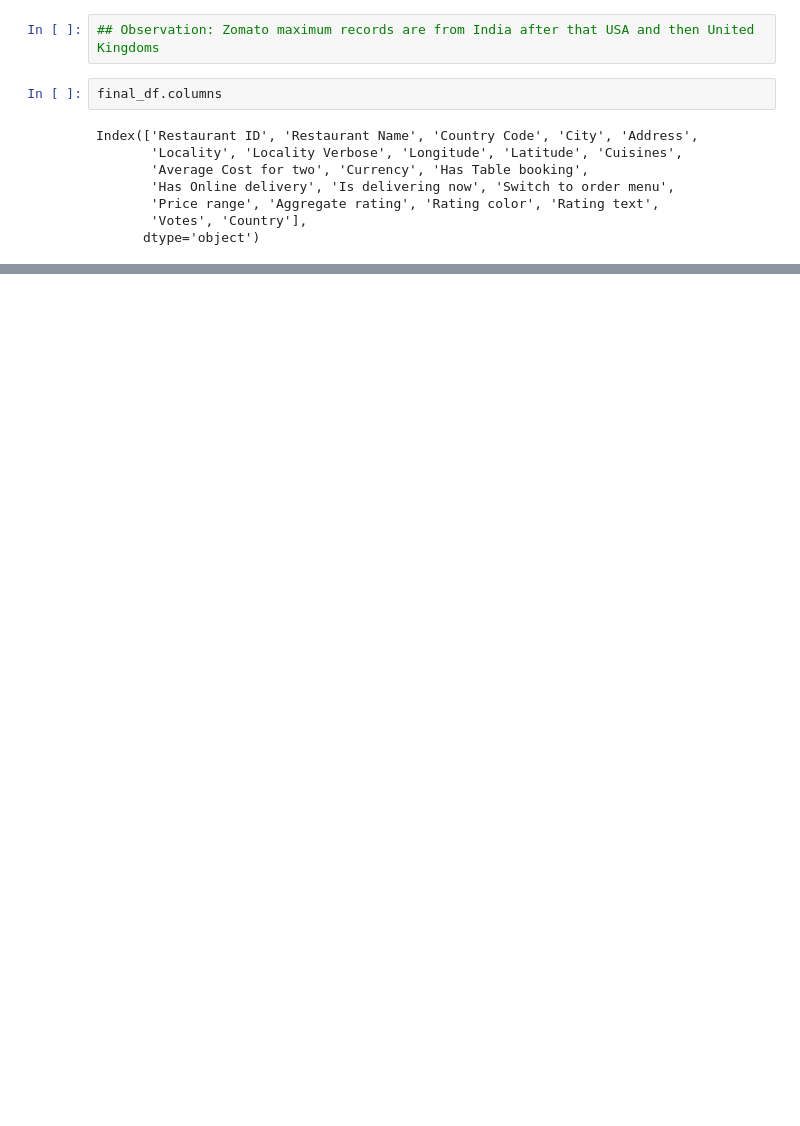
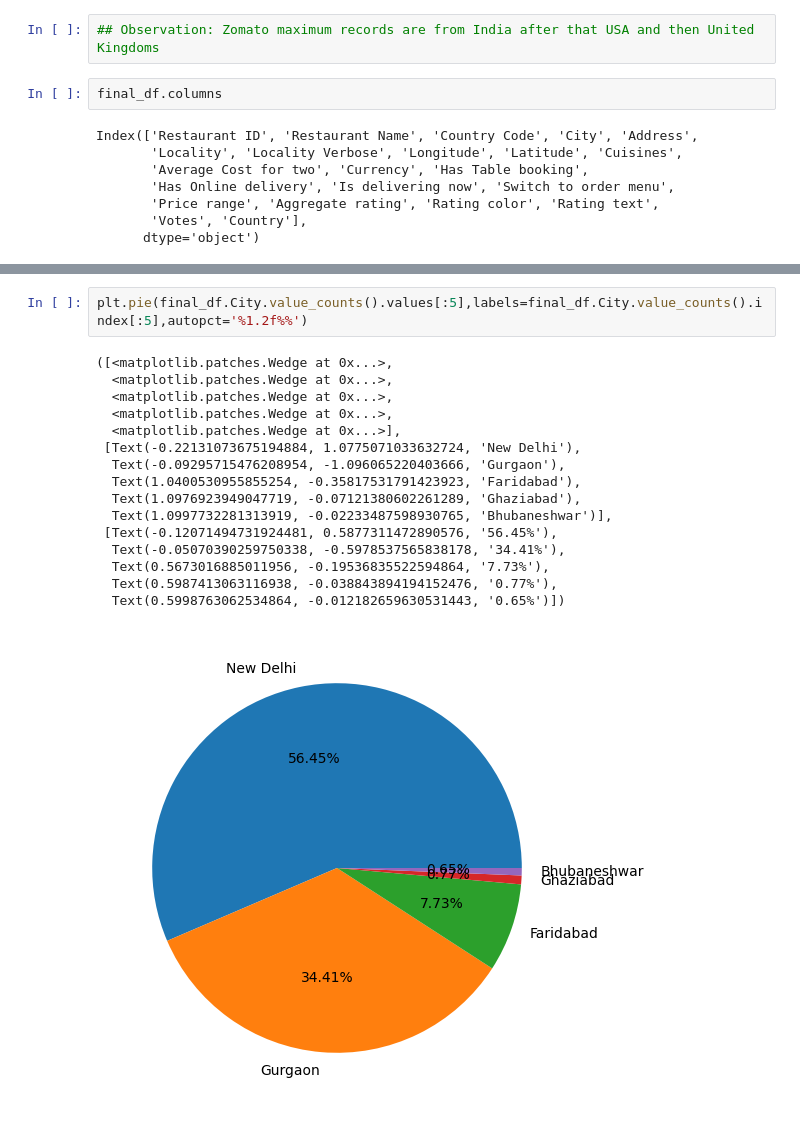
Before and after one commit to saatviknagpal/EDA, a Jupyter notebook: Zomato_Dataset_EDA.ipynb, the cells around one changed output, grey strips where cells are left out. Drawn from its saved outputs; the diff is of its cells as text; blank space fills up the shorter version.

```diff
--- a/Zomato_Dataset_EDA.ipynb
+++ b/Zomato_Dataset_EDA.ipynb
@@ -226,0 +327,19 @@ dtype: int64
+# %%
+plt.pie(final_df.City.value_counts().values[:5],labels=final_df.City.value_counts().index[:5],autopct='%1.2f%%')
+# %% [output]
+([<matplotlib.patches.Wedge at 0x...>,
+  <matplotlib.patches.Wedge at 0x...>,
+  <matplotlib.patches.Wedge at 0x...>,
+  <matplotlib.patches.Wedge at 0x...>,
+  <matplotlib.patches.Wedge at 0x...>],
+ [Text(-0.22131073675194884, 1.0775071033632724, 'New Delhi'),
+  Text(-0.09295715476208954, -1.096065220403666, 'Gurgaon'),
+  Text(1.0400530955855254, -0.35817531791423923, 'Faridabad'),
+  Text(1.0976923949047719, -0.07121380602261289, 'Ghaziabad'),
+  Text(1.0997732281313919, -0.02233487598930765, 'Bhubaneshwar')],
+ [Text(-0.12071494731924481, 0.5877311472890576, '56.45%'),
+  Text(-0.05070390259750338, -0.5978537565838178, '34.41%'),
+  Text(0.5673016885011956, -0.19536835522594864, '7.73%'),
+  Text(0.5987413063116938, -0.038843894194152476, '0.77%'),
+  Text(0.5998763062534864, -0.012182659630531443, '0.65%')])
+[figure, added]
```
Also changed, not shown: parts of 23 cells of this notebook.
